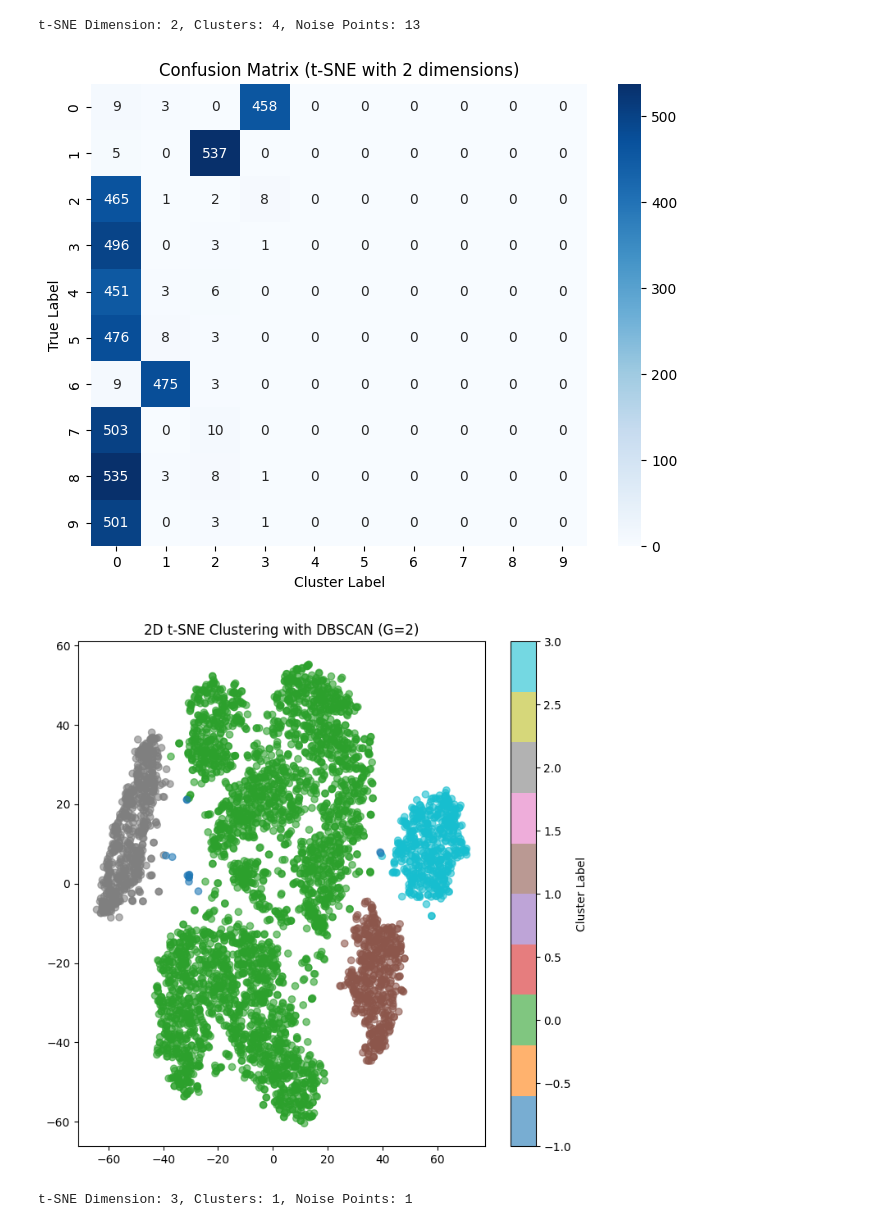
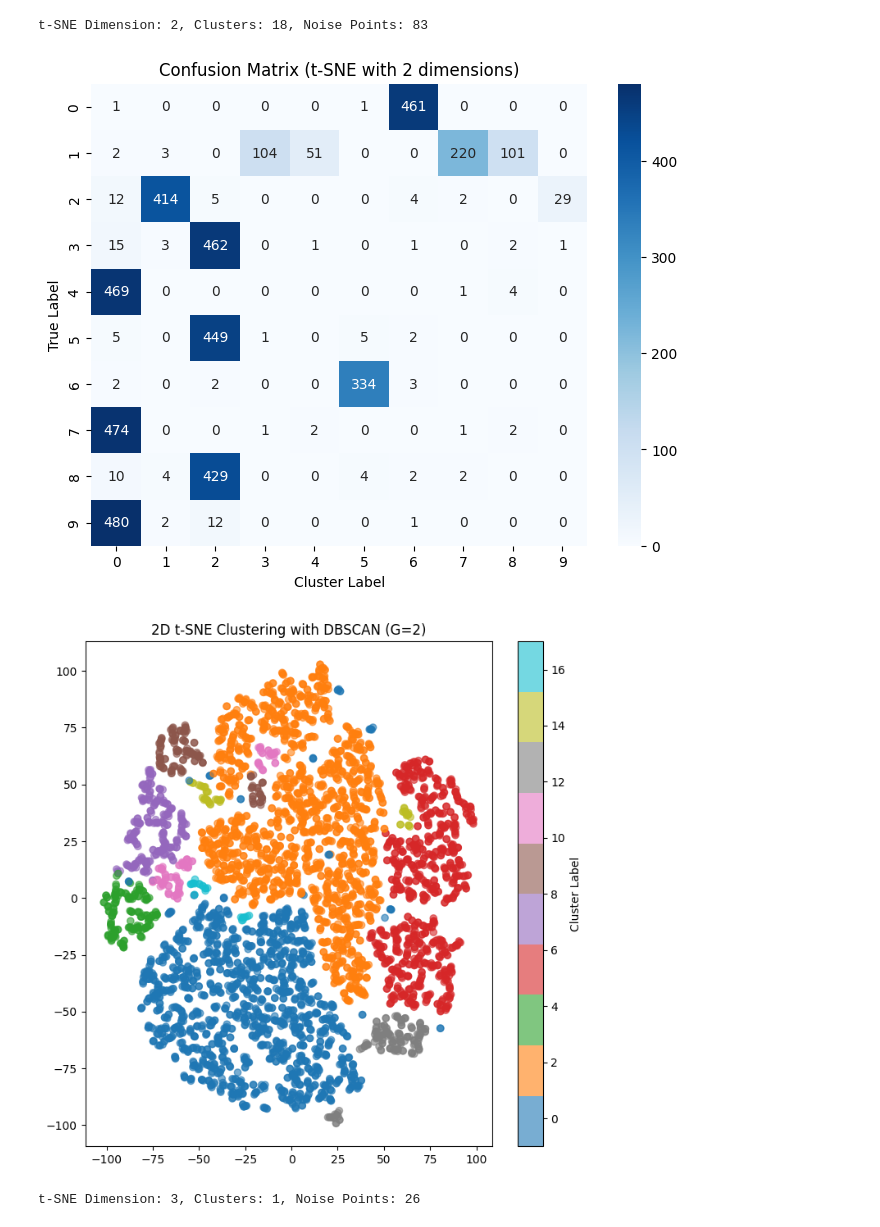
Before and after one commit to jenishk20/DS5230-UML, a Jupyter notebook: HWK3B/P1_DBSCAN_Library.ipynb, the cells around one changed output. Saved outputs shown, nothing was run; the diff lists cells and outputs as text; code cells hidden in the pictures.

```diff
--- a/HWK3B/P1_DBSCAN_Library.ipynb
+++ b/HWK3B/P1_DBSCAN_Library.ipynb
@@ -21,40 +21,40 @@ X_pca = pca.fit_transform(X_sample)
 
 dimensions = [2, 3]
 for g in dimensions:
-    tsne = TSNE(n_components=g, perplexity=40, random_state=42)
+    tsne = TSNE(n_components=g, perplexity=5, random_state=42)
     X_tsne = tsne.fit_transform(X_pca)
 
     dbscan = DBSCAN(eps=5, min_samples=10)
     labels = dbscan.fit_predict(X_tsne)
 
     n_clusters = len(set(labels)) - (1 if -1 in labels else 0)
     n_noise = list(labels).count(-1)
     print(f"t-SNE Dimension: {g}, Clusters: {n_clusters}, Noise Points: {n_noise}")
 
     cm = confusion_matrix(y_sample, labels, labels=range(10))
 
     plt.figure(figsize=(8, 6))
     sns.heatmap(cm, annot=True, fmt='d', cmap='Blues')
     plt.title(f'Confusion Matrix (t-SNE with {g} dimensions)')
     plt.xlabel('Cluster Label')
     plt.ylabel('True Label')
     plt.show()
 
     if g == 2:
         plt.figure(figsize=(8, 8))
         scatter = plt.scatter(X_tsne[:, 0], X_tsne[:, 1], c=labels, cmap='tab10', alpha=0.6)
         plt.title(f'2D t-SNE Clustering with DBSCAN (G={g})')
         plt.colorbar(scatter, label='Cluster Label')
         plt.show()
     elif g == 3:
         fig = plt.figure(figsize=(8, 8))
         ax = fig.add_subplot(111, projection='3d')
         scatter = ax.scatter(X_tsne[:, 0], X_tsne[:, 1], X_tsne[:, 2], c=labels, cmap='tab10', alpha=0.6)
         ax.set_title(f'3D t-SNE Clustering with DBSCAN (G={g})')
         plt.colorbar(scatter, label='Cluster Label')
         plt.show()
 # %% [output]
-t-SNE Dimension: 2, Clusters: 4, Noise Points: 13
+t-SNE Dimension: 2, Clusters: 18, Noise Points: 83
-[figure, old version]
+[figure, new version]
-[figure, old version]
+[figure, new version]
-t-SNE Dimension: 3, Clusters: 1, Noise Points: 1
+t-SNE Dimension: 3, Clusters: 1, Noise Points: 26
```
Also changed, not shown: parts of 1 cell of this notebook, 2 other files.
